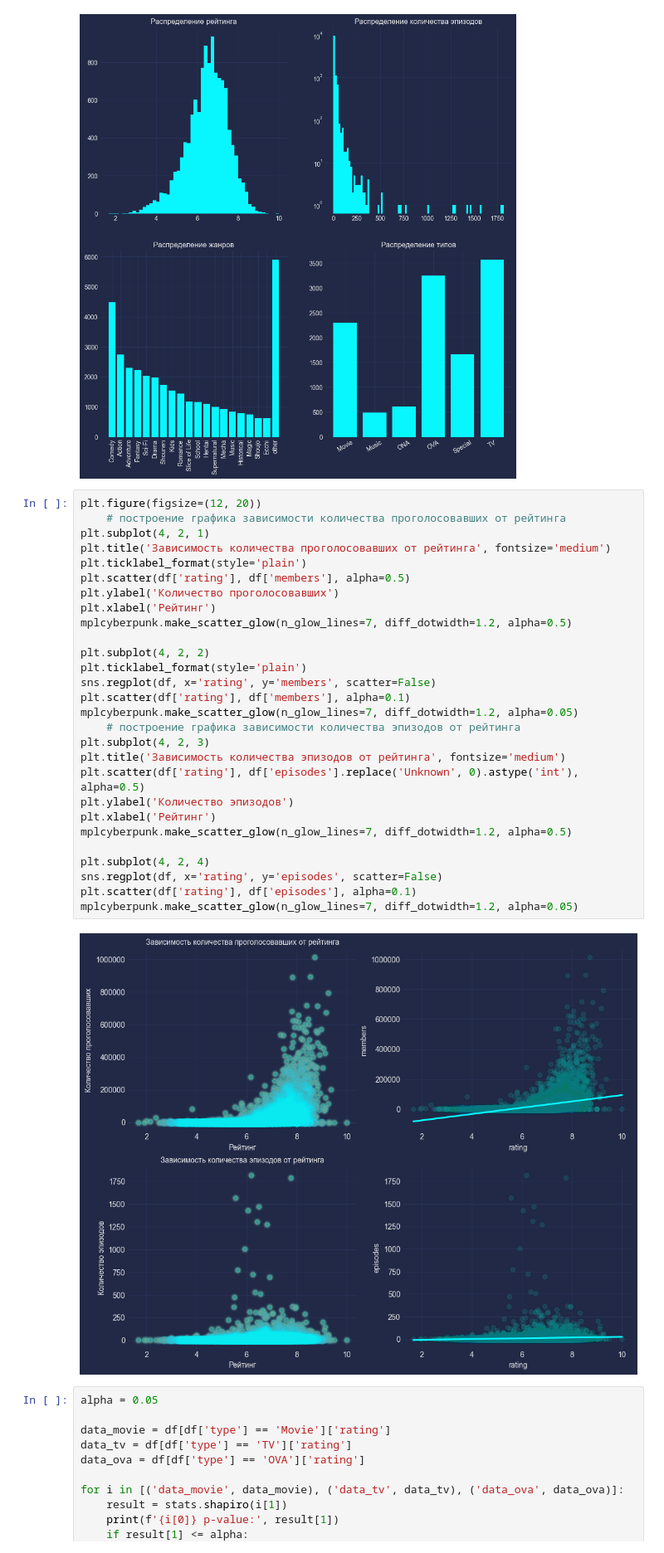
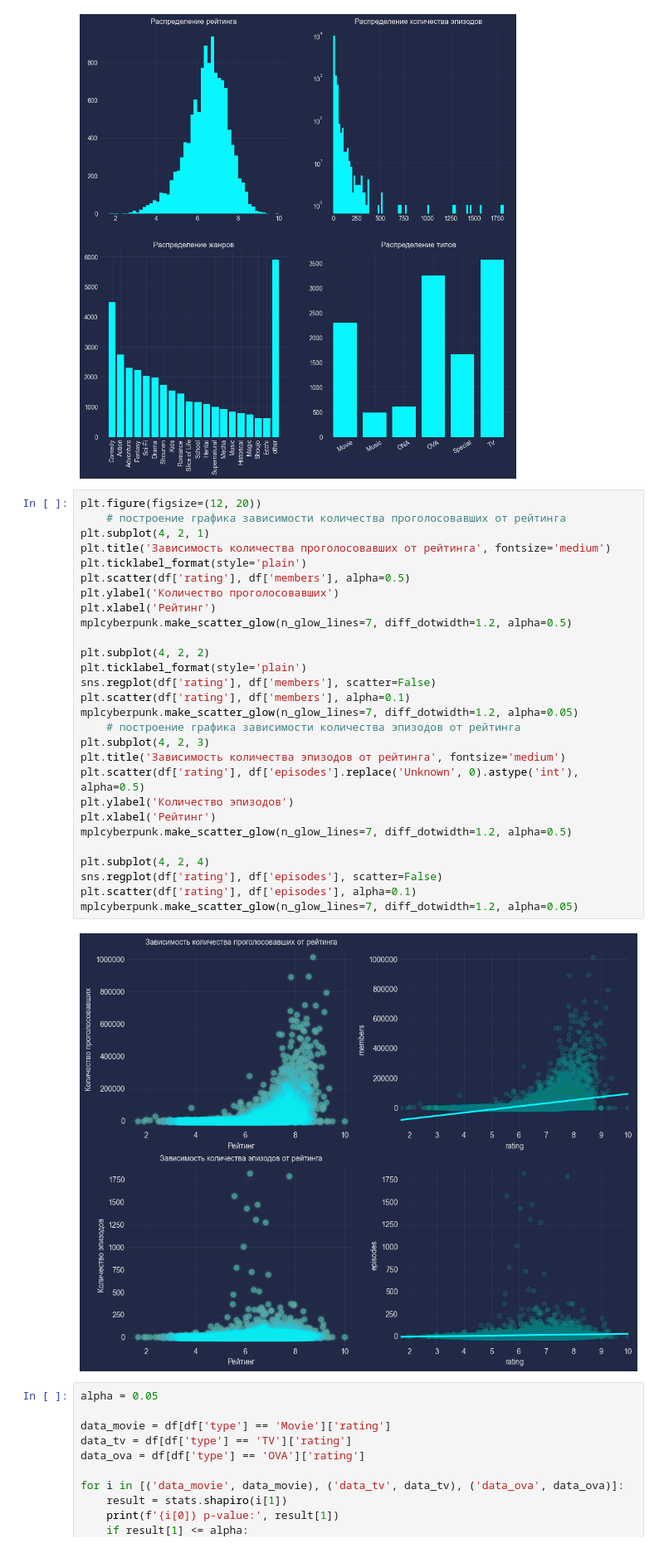
Before and after one commit to MxWassermann/Train_project, a Jupyter notebook: anime_data.ipynb, the cells around one changed output. Shown: that part at 83% size. Cells and saved outputs as stored; diff of their text form.

```diff
--- a/anime_data.ipynb
+++ b/anime_data.ipynb
@@ -82,33 +83,33 @@ ax[1, 1].set_title('Распределение типов');
 # %%
 plt.figure(figsize=(12, 20))
     # построение графика зависимости количества проголосовавших от рейтинга
 plt.subplot(4, 2, 1)
 plt.title('Зависимость количества проголосовавших от рейтинга', fontsize='medium')
 plt.ticklabel_format(style='plain')
 plt.scatter(df['rating'], df['members'], alpha=0.5)
 plt.ylabel('Количество проголосовавших')
 plt.xlabel('Рейтинг')
 mplcyberpunk.make_scatter_glow(n_glow_lines=7, diff_dotwidth=1.2, alpha=0.5)
 
 plt.subplot(4, 2, 2)
 plt.ticklabel_format(style='plain')
-sns.regplot(df, x='rating', y='members', scatter=False)
+sns.regplot(df['rating'], df['members'], scatter=False)
 plt.scatter(df['rating'], df['members'], alpha=0.1)
 mplcyberpunk.make_scatter_glow(n_glow_lines=7, diff_dotwidth=1.2, alpha=0.05)
     # построение графика зависимости количества эпизодов от рейтинга
 plt.subplot(4, 2, 3)
 plt.title('Зависимость количества эпизодов от рейтинга', fontsize='medium')
 plt.scatter(df['rating'], df['episodes'].replace('Unknown', 0).astype('int'), alpha=0.5)
 plt.ylabel('Количество эпизодов')
 plt.xlabel('Рейтинг')
 mplcyberpunk.make_scatter_glow(n_glow_lines=7, diff_dotwidth=1.2, alpha=0.5)
 
 plt.subplot(4, 2, 4)
-sns.regplot(df, x='rating', y='episodes', scatter=False)
+sns.regplot(df['rating'], df['episodes'], scatter=False)
 plt.scatter(df['rating'], df['episodes'], alpha=0.1)
 mplcyberpunk.make_scatter_glow(n_glow_lines=7, diff_dotwidth=1.2, alpha=0.05)
 # %% [output]
-[figure, old version]
+[figure, new version]
 # %%
 alpha = 0.05
 
```
Also changed, not shown: parts of 13 cells of this notebook, 1 other file.
